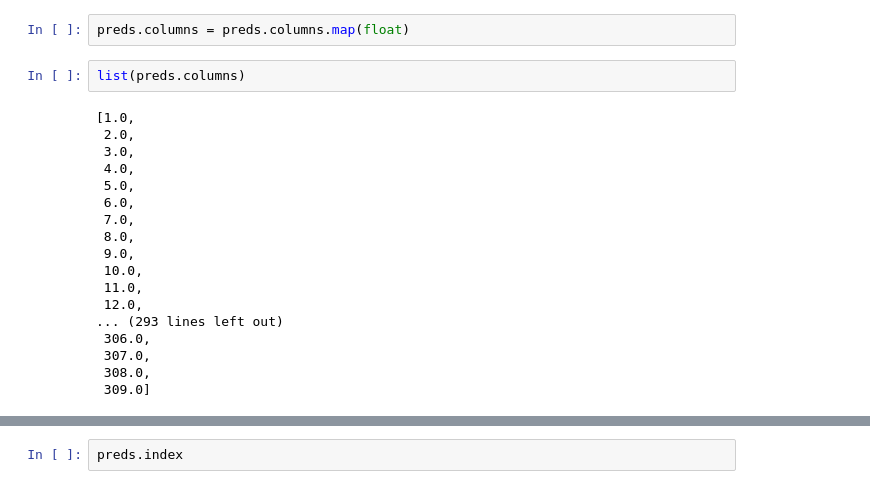
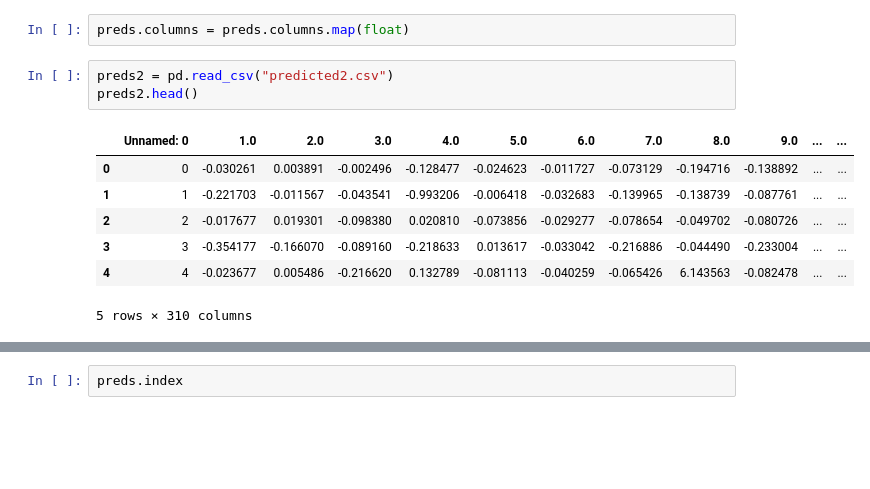
Before and after one commit to Prashanth10/Food-Recommendation, a Jupyter notebook: Model/Sample.ipynb, the cells around one changed output, grey strips where cells are left out. Cells and saved outputs as stored; diff of their text form; blank space fills up the shorter version.

```diff
--- a/Model/Sample.ipynb
+++ b/Model/Sample.ipynb
@@ -94,23 +197,14 @@ preds.head()
 5 rows × 309 columns
 # %%
 preds.columns = preds.columns.map(float)
-# %%
-list(preds.columns)
-# %% [output]
-[1.0,
- 2.0,
- 3.0,
- 4.0,
- 5.0,
- 6.0,
- 7.0,
- 8.0,
- 9.0,
- 10.0,
- 11.0,
- 12.0,
-... (293 lines left out)
- 306.0,
- 307.0,
- 308.0,
- 309.0]
+# %%
+preds2 = pd.read_csv("predicted2.csv")
+preds2.head()
+# %% [output]
+|  | Unnamed: 0 | 1.0 | 2.0 | 3.0 | 4.0 | 5.0 | 6.0 | 7.0 | 8.0 | 9.0 | ... | ... |
+| 0 | 0 | -0.030261 | 0.003891 | -0.002496 | -0.128477 | -0.024623 | -0.011727 | -0.073129 | -0.194716 | -0.138892 | ... | ... |
+| 1 | 1 | -0.221703 | -0.011567 | -0.043541 | -0.993206 | -0.006418 | -0.032683 | -0.139965 | -0.138739 | -0.087761 | ... | ... |
+| 2 | 2 | -0.017677 | 0.019301 | -0.098380 | 0.020810 | -0.073856 | -0.029277 | -0.078654 | -0.049702 | -0.080726 | ... | ... |
+| 3 | 3 | -0.354177 | -0.166070 | -0.089160 | -0.218633 | 0.013617 | -0.033042 | -0.216886 | -0.044490 | -0.233004 | ... | ... |
+| 4 | 4 | -0.023677 | 0.005486 | -0.216620 | 0.132789 | -0.081113 | -0.040259 | -0.065426 | 6.143563 | -0.082478 | ... | ... |
+5 rows × 310 columns
```
Also changed, not shown: parts of 39 cells of this notebook, 4 other files.
